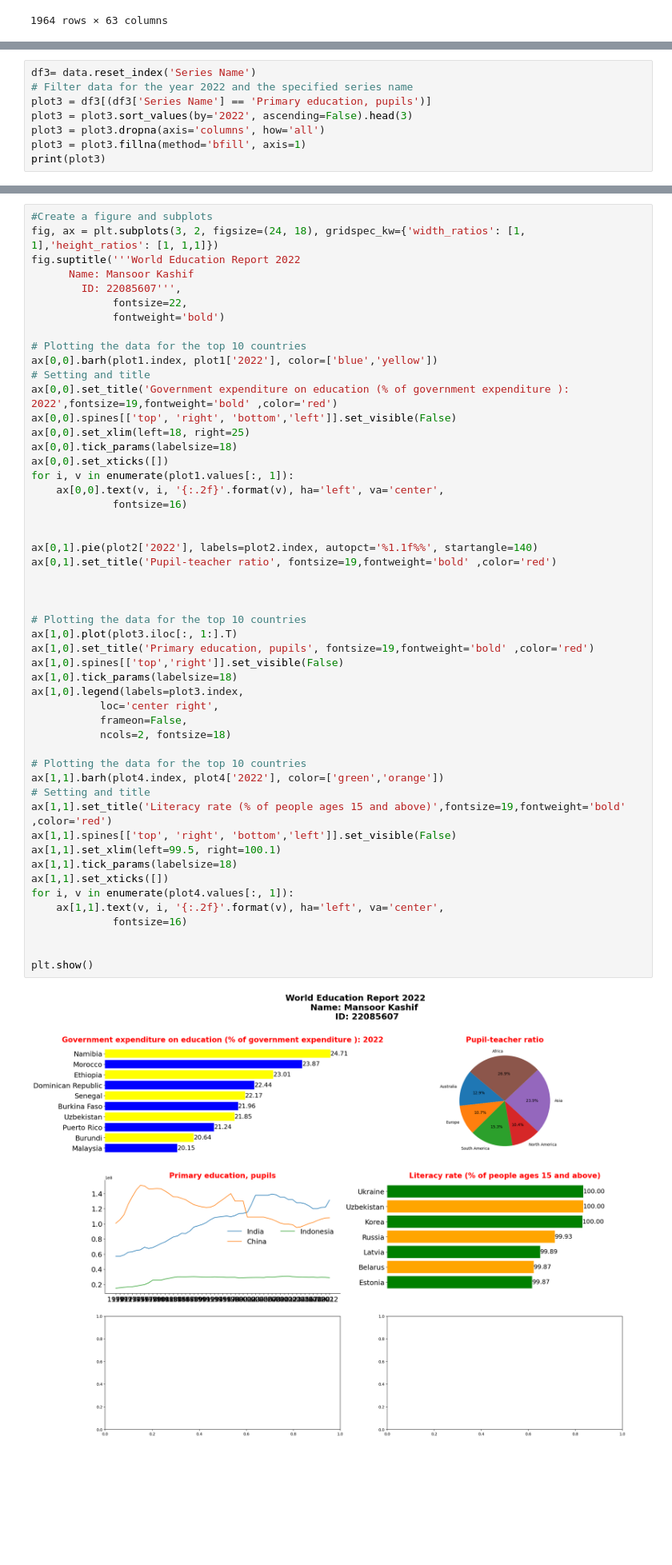
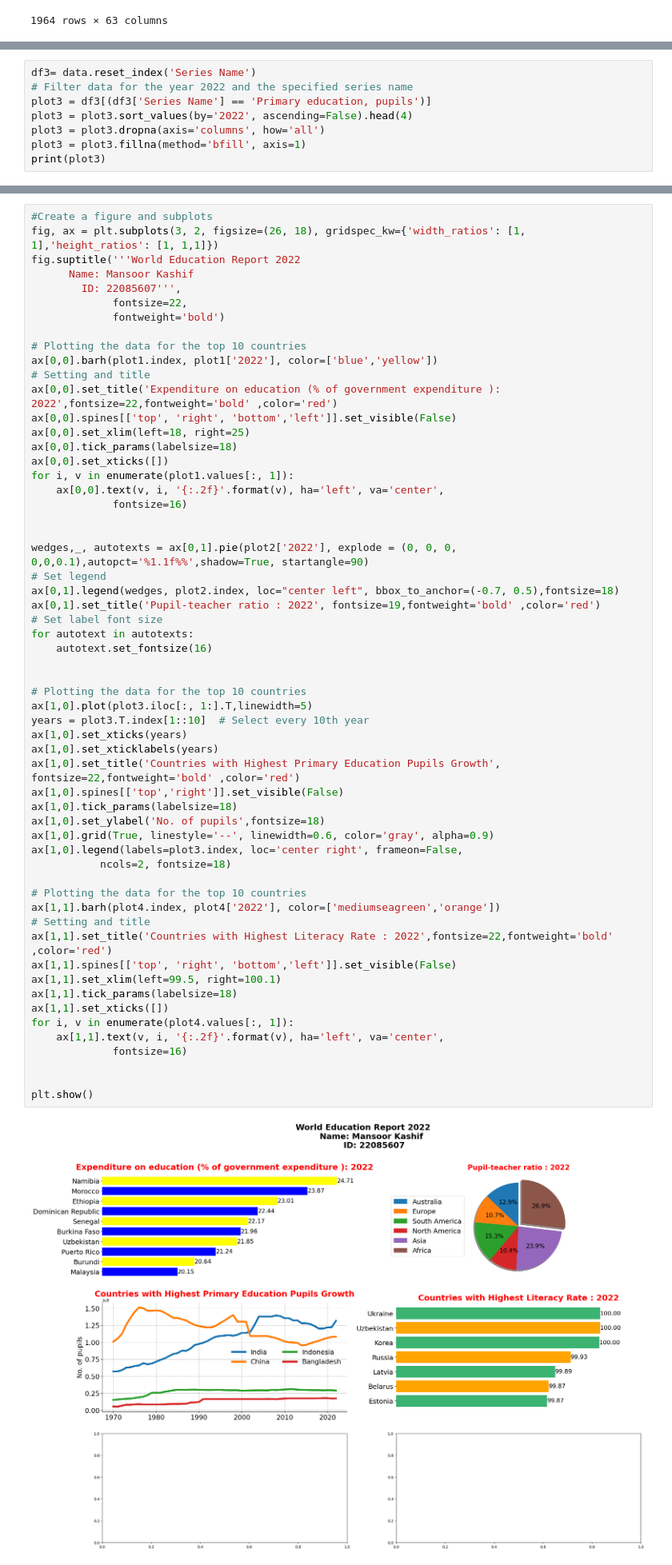
Before and after one commit to mansoorkashif1997/data-handling-project, a Jupyter notebook: jup.ipynb, the cells around one changed output, grey strips where cells are left out. Shown at 80% size. Drawn from its saved outputs; the diff is of its cells as text; blank space fills up the shorter version.

```diff
--- a/jup.ipynb
+++ b/jup.ipynb
@@ -83,7 +83,7 @@ Africa         Pupil-teacher ratio, primary  37.36194
 df3= data.reset_index('Series Name')
 # Filter data for the year 2022 and the specified series name
 plot3 = df3[(df3['Series Name'] == 'Primary education, pupils')]
-plot3 = plot3.sort_values(by='2022', ascending=False).head(3)
+plot3 = plot3.sort_values(by='2022', ascending=False).head(4)
 plot3 = plot3.dropna(axis='columns', how='all')
 plot3 = plot3.fillna(method='bfill', axis=1)
 print(plot3)
@@ -131,7 +131,7 @@ Uzbekistan    Literacy rate, adult total (% of people ages 1...   99.999977
 Ukraine       Literacy rate, adult total (% of people ages 1...  100.000000
 # %%
 #Create a figure and subplots
-fig, ax = plt.subplots(3, 2, figsize=(24, 18), gridspec_kw={'width_ratios': [1, 1],'height_ratios': [1, 1,1]})
+fig, ax = plt.subplots(3, 2, figsize=(26, 18), gridspec_kw={'width_ratios': [1, 1],'height_ratios': [1, 1,1]})
 fig.suptitle('''World Education Report 2022
       Name: Mansoor Kashif
         ID: 22085607''',
@@ -141,44 +141,51 @@ fig.suptitle('''World Education Report 2022
 # Plotting the data for the top 10 countries
 ax[0,0].barh(plot1.index, plot1['2022'], color=['blue','yellow'])
 # Setting and title
-ax[0,0].set_title('Government expenditure on education (% of government expenditure ): 2022',fontsize=19,fontweight='bold' ,color='red')
+ax[0,0].set_title('Expenditure on education (% of government expenditure ): 2022',fontsize=22,fontweight='bold' ,color='red')
 ax[0,0].spines[['top', 'right', 'bottom','left']].set_visible(False)
 ax[0,0].set_xlim(left=18, right=25)
 ax[0,0].tick_params(labelsize=18)
 ax[0,0].set_xticks([])
 for i, v in enumerate(plot1.values[:, 1]):
     ax[0,0].text(v, i, '{:.2f}'.format(v), ha='left', va='center',
              fontsize=16)
 
 
-ax[0,1].pie(plot2['2022'], labels=plot2.index, autopct='%1.1f%%', startangle=140)
-ax[0,1].set_title('Pupil-teacher ratio', fontsize=19,fontweight='bold' ,color='red')
-
+wedges,_, autotexts = ax[0,1].pie(plot2['2022'], explode = (0, 0, 0, 0,0,0.1),autopct='%1.1f%%',shadow=True, startangle=90)
+# Set legend
+ax[0,1].legend(wedges, plot2.index, loc="center left", bbox_to_anchor=(-0.7, 0.5),fontsize=18)
+ax[0,1].set_title('Pupil-teacher ratio : 2022', fontsize=19,fontweight='bold' ,color='red')
+# Set label font size
+for autotext in autotexts:
+    autotext.set_fontsize(16)
 
 
 # Plotting the data for the top 10 countries
-ax[1,0].plot(plot3.iloc[:, 1:].T)
-ax[1,0].set_title('Primary education, pupils', fontsize=19,fontweight='bold' ,color='red')
+ax[1,0].plot(plot3.iloc[:, 1:].T,linewidth=5)
+years = plot3.T.index[1::10]  # Select every 10th year
+ax[1,0].set_xticks(years)
+ax[1,0].set_xticklabels(years)
+ax[1,0].set_title('Countries with Highest Primary Education Pupils Growth', fontsize=22,fontweight='bold' ,color='red')
 ax[1,0].spines[['top','right']].set_visible(False)
 ax[1,0].tick_params(labelsize=18)
-ax[1,0].legend(labels=plot3.index,
-           loc='center right',
-           frameon=False,
+ax[1,0].set_ylabel('No. of pupils',fontsize=18)
+ax[1,0].grid(True, linestyle='--', linewidth=0.6, color='gray', alpha=0.9)
+ax[1,0].legend(labels=plot3.index, loc='center right', frameon=False,
            ncols=2, fontsize=18)
 
 # Plotting the data for the top 10 countries
-ax[1,1].barh(plot4.index, plot4['2022'], color=['green','orange'])
+ax[1,1].barh(plot4.index, plot4['2022'], color=['mediumseagreen','orange'])
 # Setting and title
-ax[1,1].set_title('Literacy rate (% of people ages 15 and above)',fontsize=19,fontweight='bold' ,color='red')
+ax[1,1].set_title('Countries with Highest Literacy Rate : 2022',fontsize=22,fontweight='bold' ,color='red')
 ax[1,1].spines[['top', 'right', 'bottom','left']].set_visible(False)
 ax[1,1].set_xlim(left=99.5, right=100.1)
 ax[1,1].tick_params(labelsize=18)
 ax[1,1].set_xticks([])
 for i, v in enumerate(plot4.values[:, 1]):
     ax[1,1].text(v, i, '{:.2f}'.format(v), ha='left', va='center',
              fontsize=16)
 
 
 plt.show()
 # %% [output]
-[figure, old version]
+[figure, new version]
```
Also changed, not shown: parts of 1 cell of this notebook.
